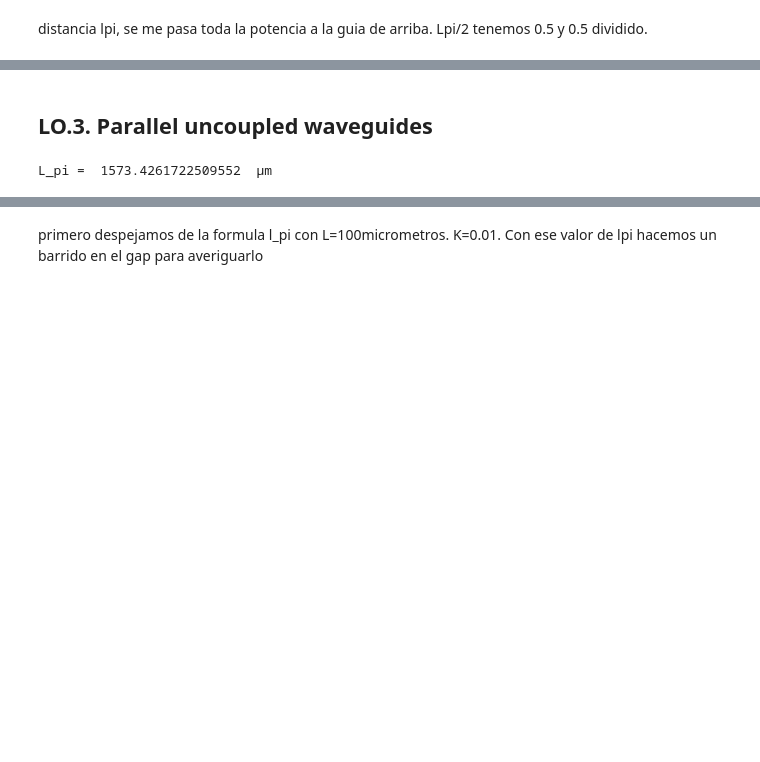
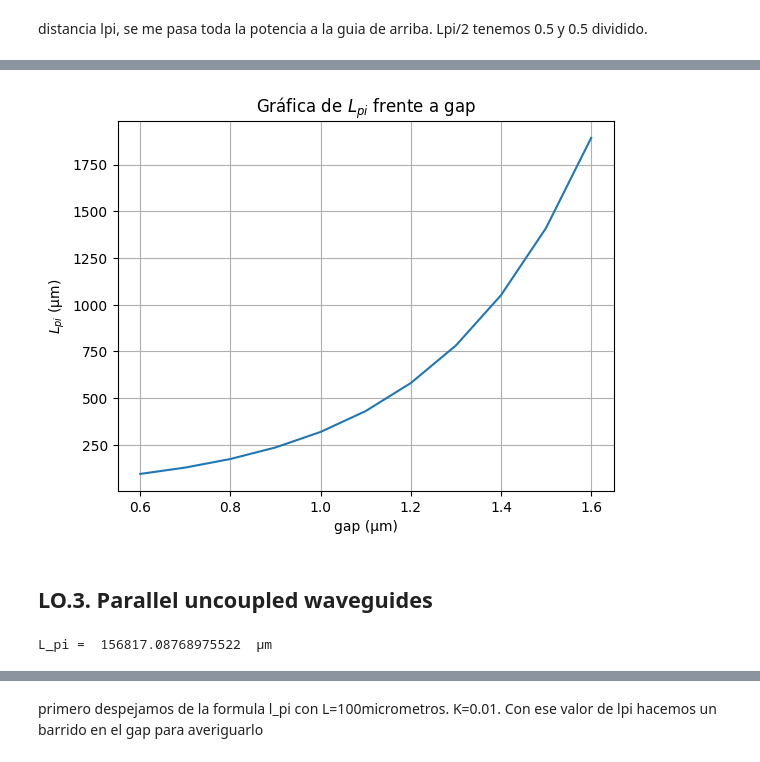
Before and after one commit to nmargar4/pic-upv-lab2, a Jupyter notebook: COUPLERS_Student.ipynb, the cells around one changed output, grey strips where cells are left out. Saved outputs shown, nothing was run; the diff lists cells and outputs as text; code cells hidden in the pictures; blank space fills up the shorter version.

```diff
--- a/COUPLERS_Student.ipynb
+++ b/COUPLERS_Student.ipynb
@@ -490,6 +490,18 @@ Excess loss [dB] =  1.7691
 Power over OUTs:  ['0.6471', '0.0183']
 Ratio over OUTs ['0.9726', '0.0274']
 [figure]
+# %%
+gap= [0.6,0.7,0.8,0.9,1,1.1,1.2,1.3,1.4,1.5,1.6]
+l_pi_list= [ 94.02742605176876 ,128.065673339184,  173.96389977139225, 235.77407047787594 , 318.88415207666543, 430.54761007638376,  580.4293623072576, 781.3901391727065,  1050.478684859016, 1410.6607123685528, 1892.4674124101916]
+
+plt.plot(gap, l_pi_list)
+plt.title('Gráfica de $L_{pi}$ frente a gap')
+plt.xlabel('gap (µm)')
+plt.ylabel('$L_{pi}$ (µm)')
+plt.grid(True)
+plt.show()
+# %% [output]
+[figure, added]
 # %% [markdown]
 ## LO.3. Parallel uncoupled waveguides
 # %%
@@ -499,7 +511,7 @@ Ratio over OUTs ['0.9726', '0.0274']
 
 L= 10*1000 #um
 k=0.01
-L_pi= L* np.pi/ 2*np.arcsin(np.sqrt(k))
+L_pi= L* np.pi/ (2*np.arcsin(np.sqrt(k)))
 print("L_pi = ", L_pi, " µm")
 # %% [output]
-L_pi =  1573.4261722509552  µm
+L_pi =  156817.08768975522  µm
```
Also changed, not shown: parts of 21 cells of this notebook, 2 other files.
